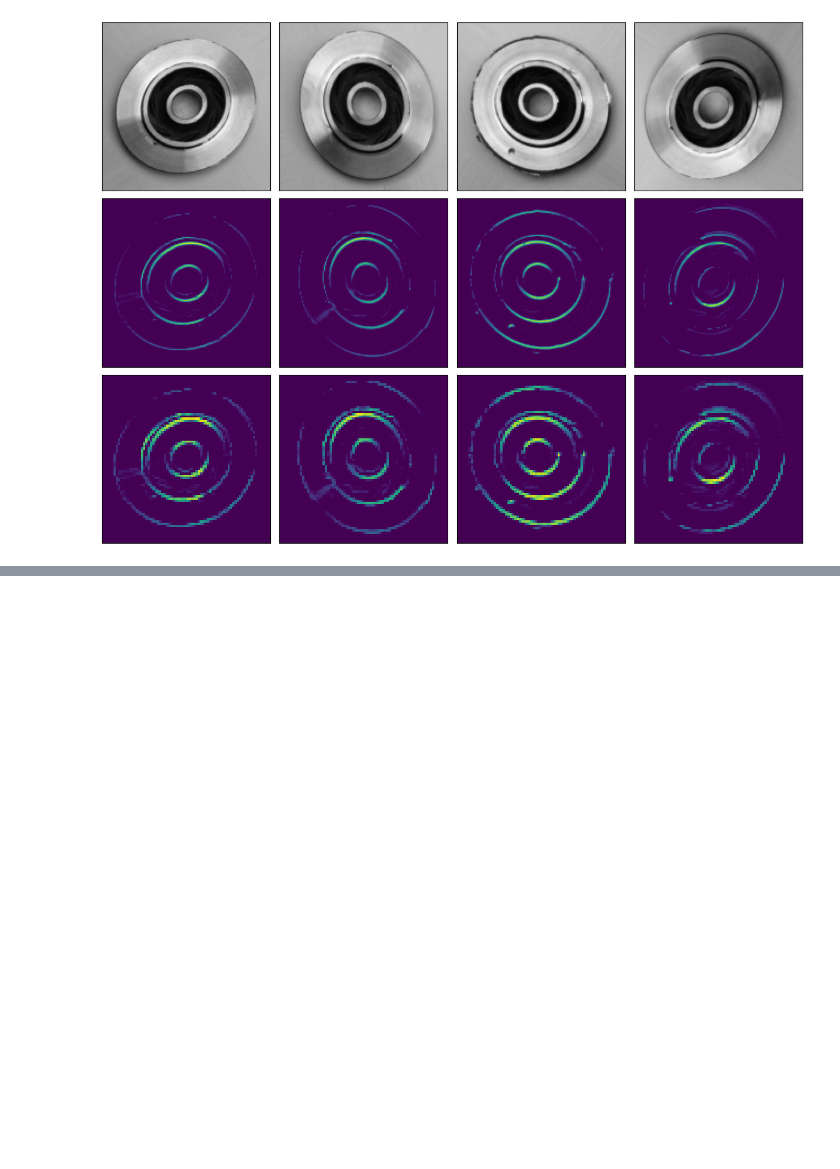
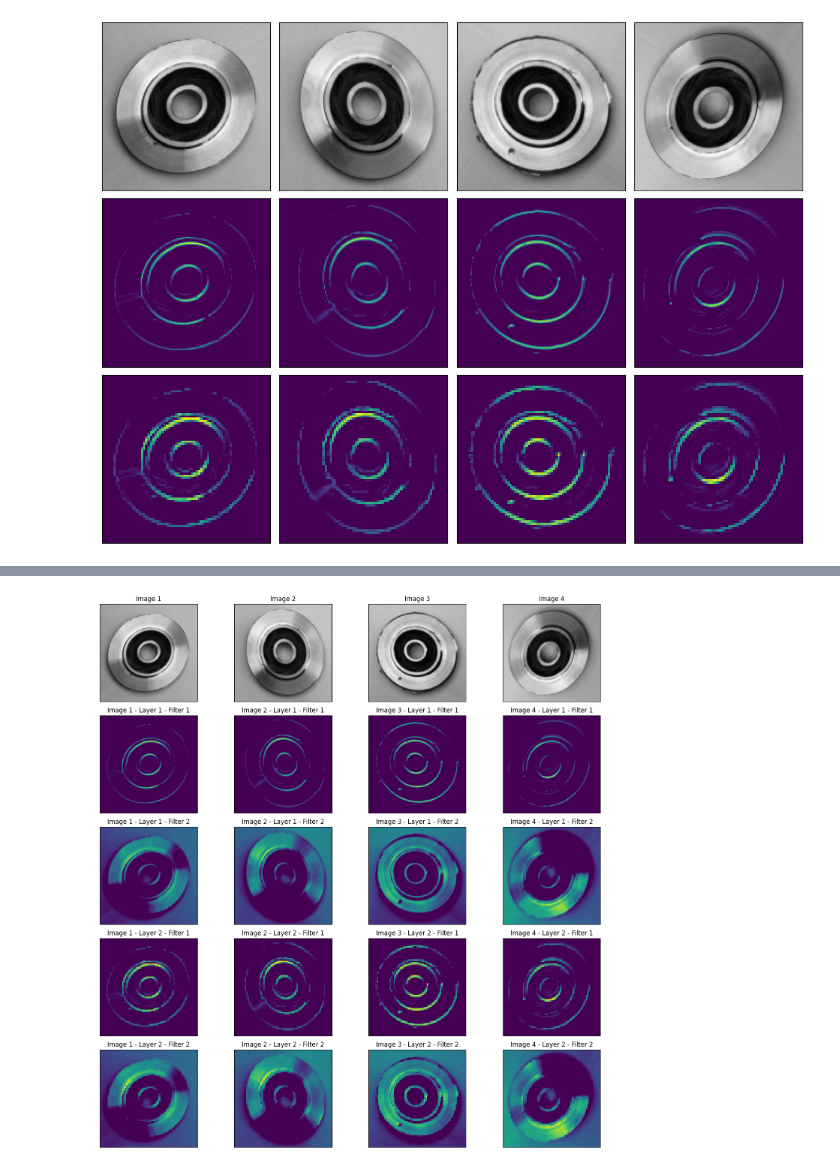
Before and after one commit to zhanruix07/industry-4.0, a Jupyter notebook: ENG2006_Coursework_3_2023.ipynb, the cells around one changed output, grey strips where cells are left out. Saved outputs shown, nothing was run; the diff lists cells and outputs as text; code cells hidden in the pictures; blank space fills up the shorter version.

```diff
--- a/ENG2006_Coursework_3_2023.ipynb
+++ b/ENG2006_Coursework_3_2023.ipynb
@@ -854,0 +941,42 @@ WARNING:tensorflow:6 out of the last 1318 calls to <function Model.make_predict_
+# %%
+import matplotlib.pyplot as plt
+
+# Get the outputs of the first two convolutional layers
+layerOutputs = [layer.output for layer in imageModelCNN.layers[:2]]
+
+# Create a new model that takes the input of the original model and returns the outputs of the first two convolutional layers
+activationModel = tf.keras.models.Model(inputs=imageModelCNN.input, outputs=layerOutputs)
+
+# Get the activations of the first two convolutional layers for the first four images of the test set
+n_images = 4
+images = imagesTest[:n_images]
+activations = activationModel.predict(images)
+
+n_filters = 2
+
+plt.figure(figsize=(15,15))
+
+for i in range(n_images):
+    plt.subplot(n_filters * 2 + 1, n_images, i + 1)
+    plt.xticks([])
+    plt.yticks([])
+    plt.grid(False)
+    plt.imshow(images[i, :, :], cmap='gray')
+    plt.title(f"Image {i + 1}")
+
+c = n_images + 1
+for i in range(n_filters * 2):
+    for j in range(n_images):
+        plt.subplot(n_filters * 2 + 1, n_images, c)
+        plt.xticks([])
+        plt.yticks([])
+        plt.grid(False)
+        layer_idx = i // 2
+        filter_idx = i % 2
+        plt.imshow(activations[layer_idx][j, :, :, filter_idx], cmap='viridis')
+        plt.title(f"Image {j + 1} - Layer {layer_idx + 1} - Filter {filter_idx + 1}")
+        c += 1
+
+plt.tight_layout()
+plt.show()
+# %% [output]
@@ -854,0 +984 @@ WARNING:tensorflow:6 out of the last 1318 calls to <function Model.make_predict_
+[figure, added]
```
Also changed, not shown: parts of 3 cells of this notebook.
